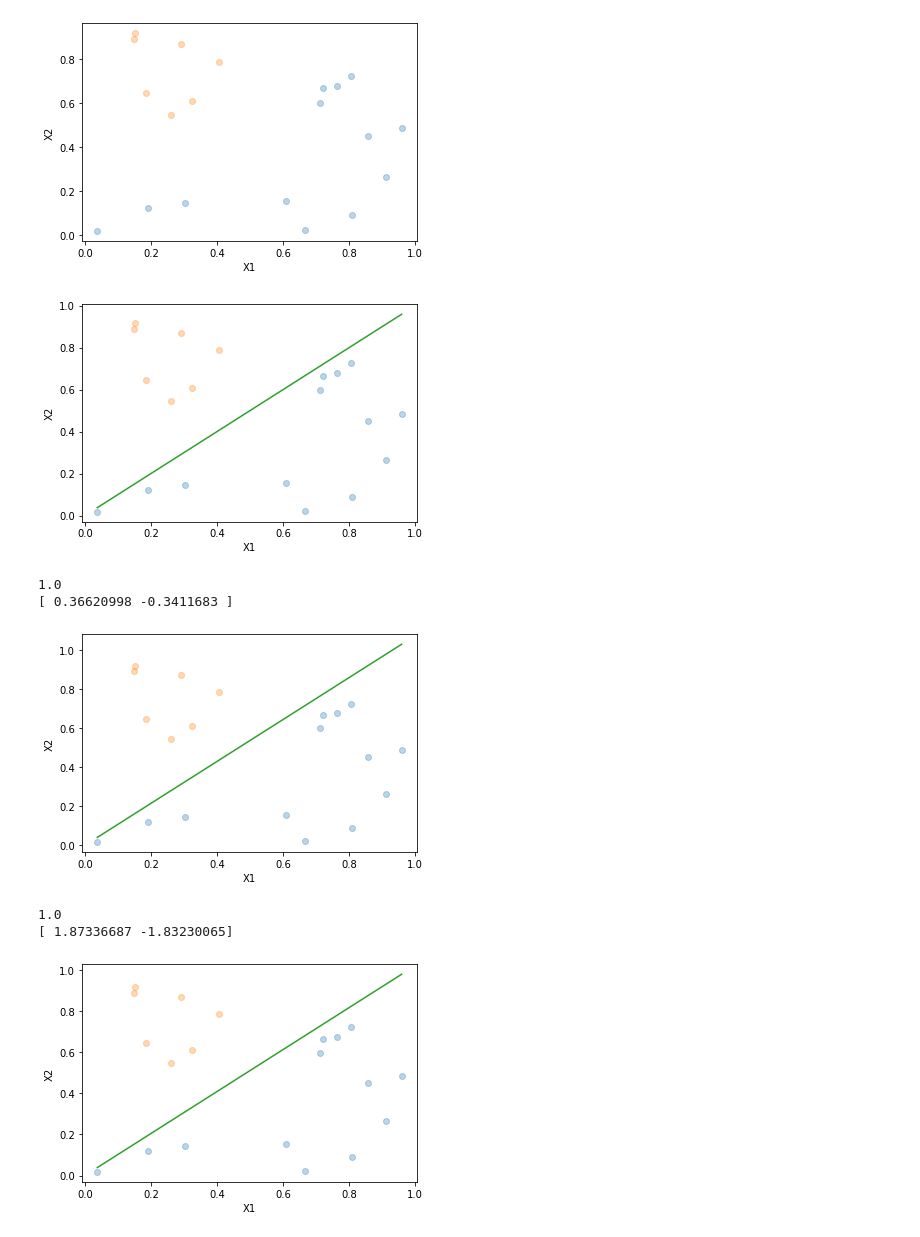
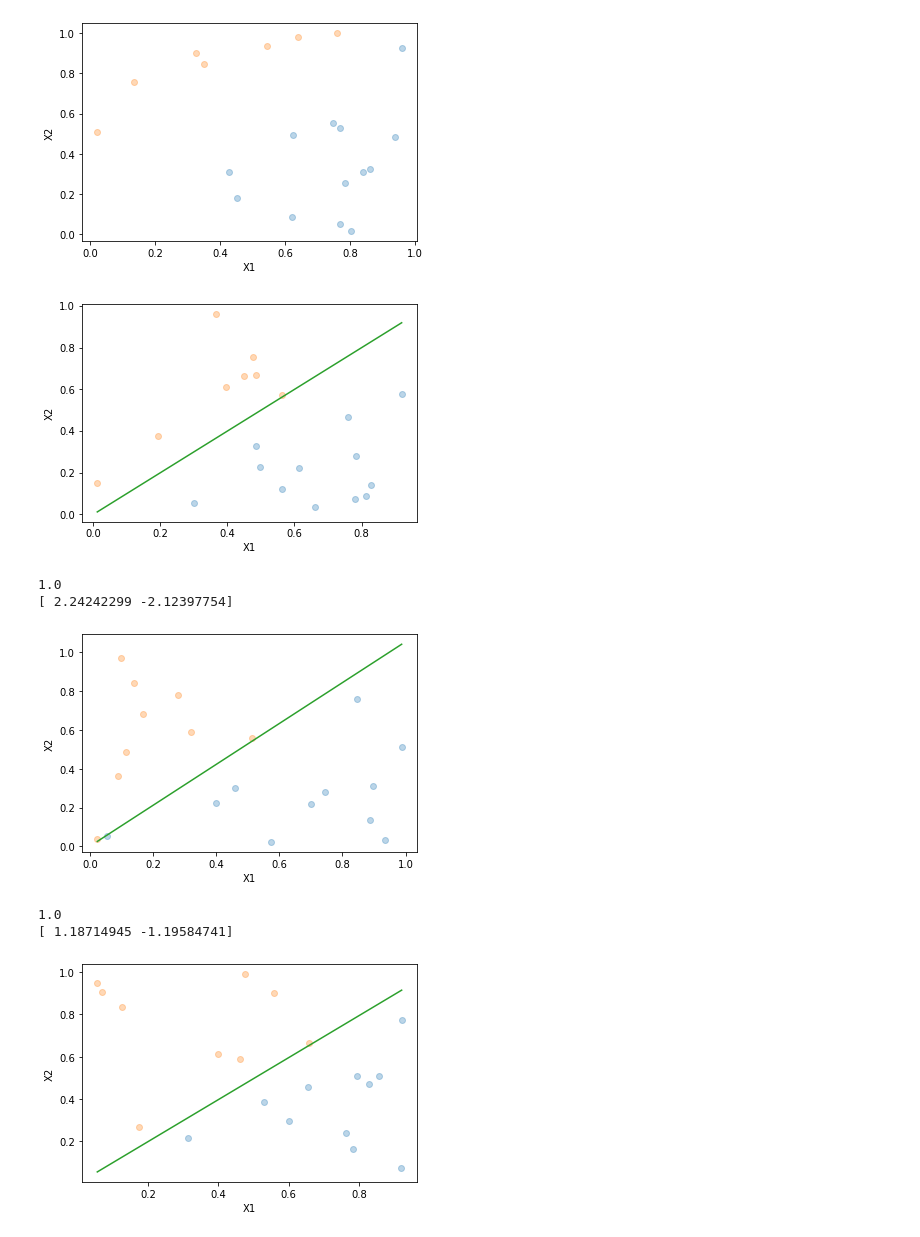
Before and after one commit to fboldt/aulasann, a Jupyter notebook: 1.0 - perceptron: pla.ipynb, the cells around one changed output. Drawn from its saved outputs; the diff is of its cells as text; code cells hidden in the pictures.

```diff
--- a/1.0 - perceptron: pla.ipynb
+++ b/1.0 - perceptron: pla.ipynb
@@ -25,9 +44,10 @@ def plotaDatasetBidimensional(X, y):
     for k in set(y):
         plt.plot(X[:,0][y==k],X[:,1][y==k], "o", alpha=0.3)
 
+X, y = criaDatasetBidimensionalBinário()
 plotaDatasetBidimensional(X, y)
 # %% [output]
-[figure, old version]
+[figure, new version]
 # %%
 def plotaHiperplanoDatasetBidimensional(X, y, vetor, intercept=0):
     """
@@ -41,9 +61,10 @@ def plotaHiperplanoDatasetBidimensional(X, y, vetor, intercept=0):
     plotaDatasetBidimensional(X, y)
     plt.plot(xs,ys)
 
+X, y = criaDatasetBidimensionalBinário()
 plotaHiperplanoDatasetBidimensional(X, y, [1,-1])
 # %% [output]
-[figure, old version]
+[figure, new version]
 # %%
 from sklearn.base import BaseEstimator, ClassifierMixin
 import random
@@ -81,6 +102,7 @@ class Perceptron(BaseEstimator, ClassifierMixin):
         return ypred
 
 perceptron = Perceptron()
+X, y = criaDatasetBidimensionalBinário()
 perceptron.fit(X, y)
 ypred = perceptron.predict(X)
 print(sum(y == ypred)/len(y))
@@ -88,8 +110,8 @@ print(perceptron.w)
 plotaHiperplanoDatasetBidimensional(X, y, perceptron.w)
 # %% [output]
 1.0
-[ 0.36620998 -0.3411683 ]
+[ 2.24242299 -2.12397754]
-[figure, old version]
+[figure, new version]
 # %%
 from sklearn.base import BaseEstimator, ClassifierMixin
 import random
@@ -108,35 +130,36 @@ class Perceptron(BaseEstimator, ClassifierMixin):
         self.max_iter = max_iter
 
     def fit(self, X, y):
         self.w = np.random.uniform(-1, 1, size=X.shape[1])
         indexes = list(range(X.shape[0]))
         for _ in range(self.max_iter):
             any_error = False
             for i in sorted(indexes, key=lambda k: random.random()):
                 x = X[i,:]
                 ypred = self.predict(x)
                 erro = y[i] - ypred
                 if erro != 0:
                     any_error = True
                 self.w += erro * x
             if not any_error:
                 break
 
     def predict(self, X):
         a = np.matmul(X, self.w)
         ypred = self.activation(a)
         return ypred
 
 perceptron = Perceptron()
+X, y = criaDatasetBidimensionalBinário()
 perceptron.fit(X, y)
 ypred = perceptron.predict(X)
 print(sum(y == ypred)/len(y))
 print(perceptron.w)
 plotaHiperplanoDatasetBidimensional(X, y, perceptron.w)
 # %% [output]
 1.0
-[ 1.87336687 -1.83230065]
+[ 1.18714945 -1.19584741]
-[figure, old version]
+[figure, new version]
 # %%
 X, y = criaDatasetBidimensionalBinário()
 perceptron = Perceptron()
```
Also changed, not shown: parts of 2 cells of this notebook, 2 other files.
